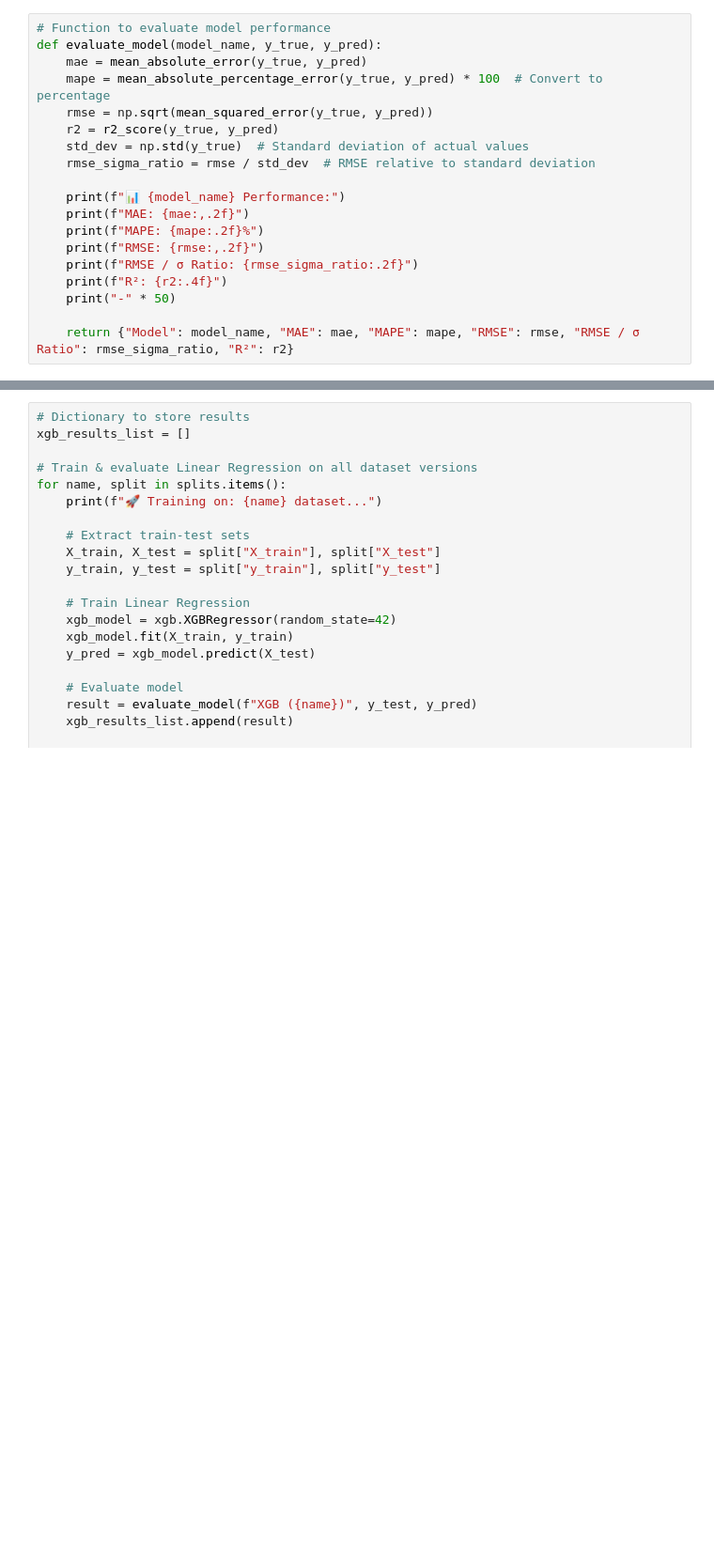
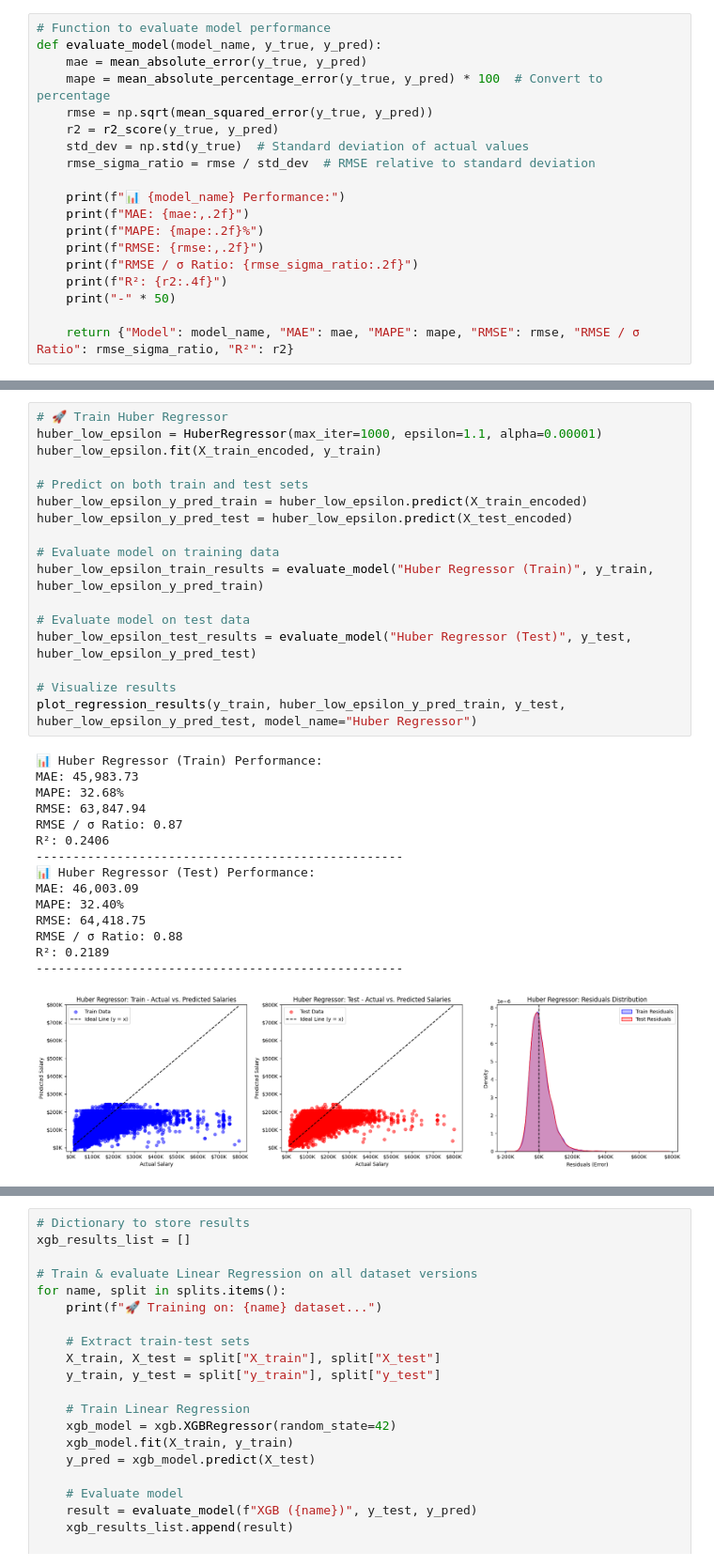
Before and after one commit to danielbehargithub/LinkedIn_Salary, a Jupyter notebook: Salary/Salary_prediction_model.ipynb, the cells around one changed output, grey strips where cells are left out. Shown at 94% size. Saved outputs shown, nothing was run; the diff lists cells and outputs as text; blank space fills up the shorter version.

```diff
--- a/Salary/Salary_prediction_model.ipynb
+++ b/Salary/Salary_prediction_model.ipynb
@@ -206,0 +335,33 @@ Linear Regression (Full Data) 45855.05984 34.360109 61822.539698        0.842898
+# %%
+# 🚀 Train Huber Regressor
+huber_low_epsilon = HuberRegressor(max_iter=1000, epsilon=1.1, alpha=0.00001)
+huber_low_epsilon.fit(X_train_encoded, y_train)
+
+# Predict on both train and test sets
+huber_low_epsilon_y_pred_train = huber_low_epsilon.predict(X_train_encoded)
+huber_low_epsilon_y_pred_test = huber_low_epsilon.predict(X_test_encoded)
+
+# Evaluate model on training data
+huber_low_epsilon_train_results = evaluate_model("Huber Regressor (Train)", y_train, huber_low_epsilon_y_pred_train)
+
+# Evaluate model on test data
+huber_low_epsilon_test_results = evaluate_model("Huber Regressor (Test)", y_test, huber_low_epsilon_y_pred_test)
+
+# Visualize results
+plot_regression_results(y_train, huber_low_epsilon_y_pred_train, y_test, huber_low_epsilon_y_pred_test, model_name="Huber Regressor")
+# %% [output]
+📊 Huber Regressor (Train) Performance:
+MAE: 45,983.73
+MAPE: 32.68%
+RMSE: 63,847.94
+RMSE / σ Ratio: 0.87
+R²: 0.2406
+--------------------------------------------------
+📊 Huber Regressor (Test) Performance:
+MAE: 46,003.09
+MAPE: 32.40%
+RMSE: 64,418.75
+RMSE / σ Ratio: 0.88
+R²: 0.2189
+--------------------------------------------------
+[figure, added]
```
Also changed, not shown: parts of 16 cells of this notebook.
